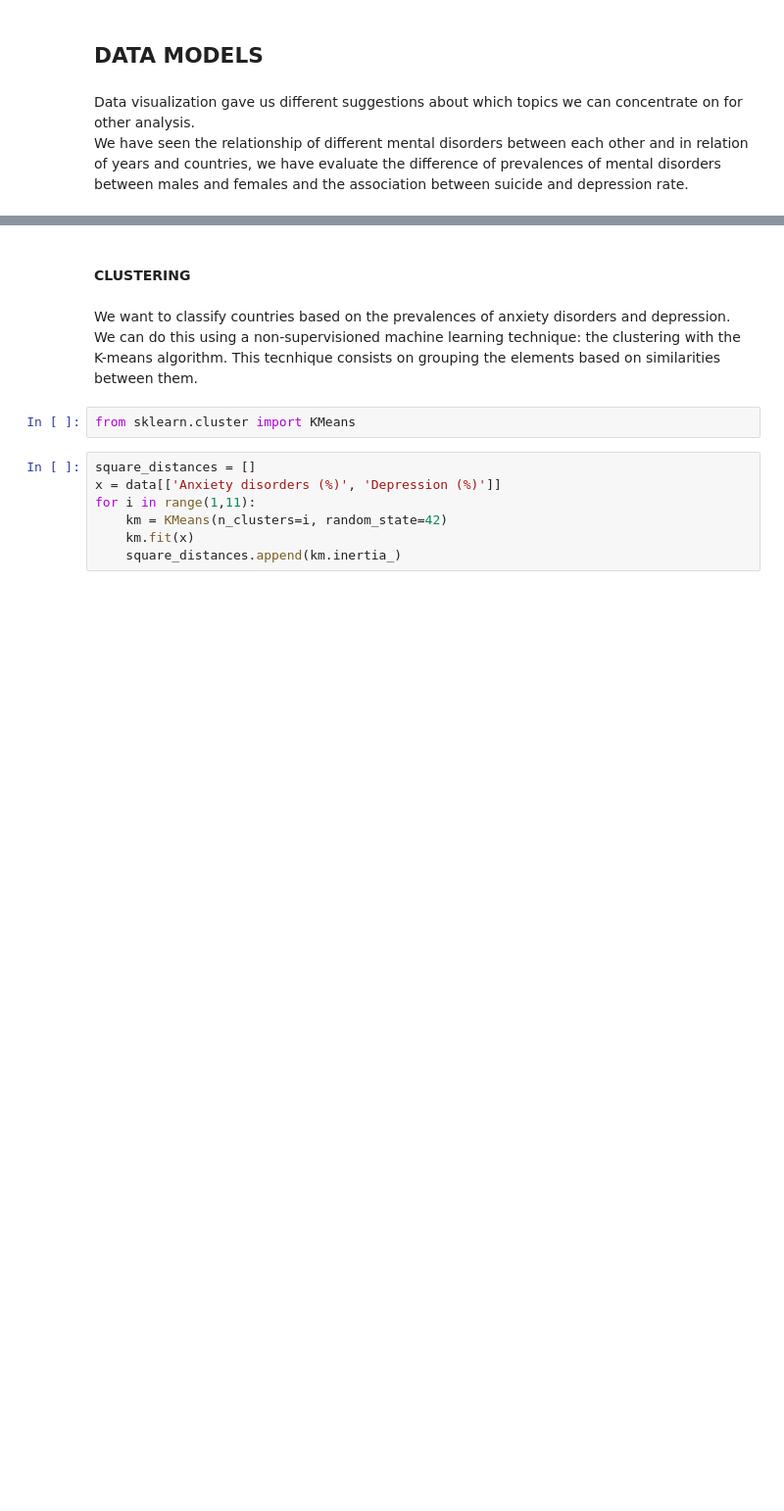
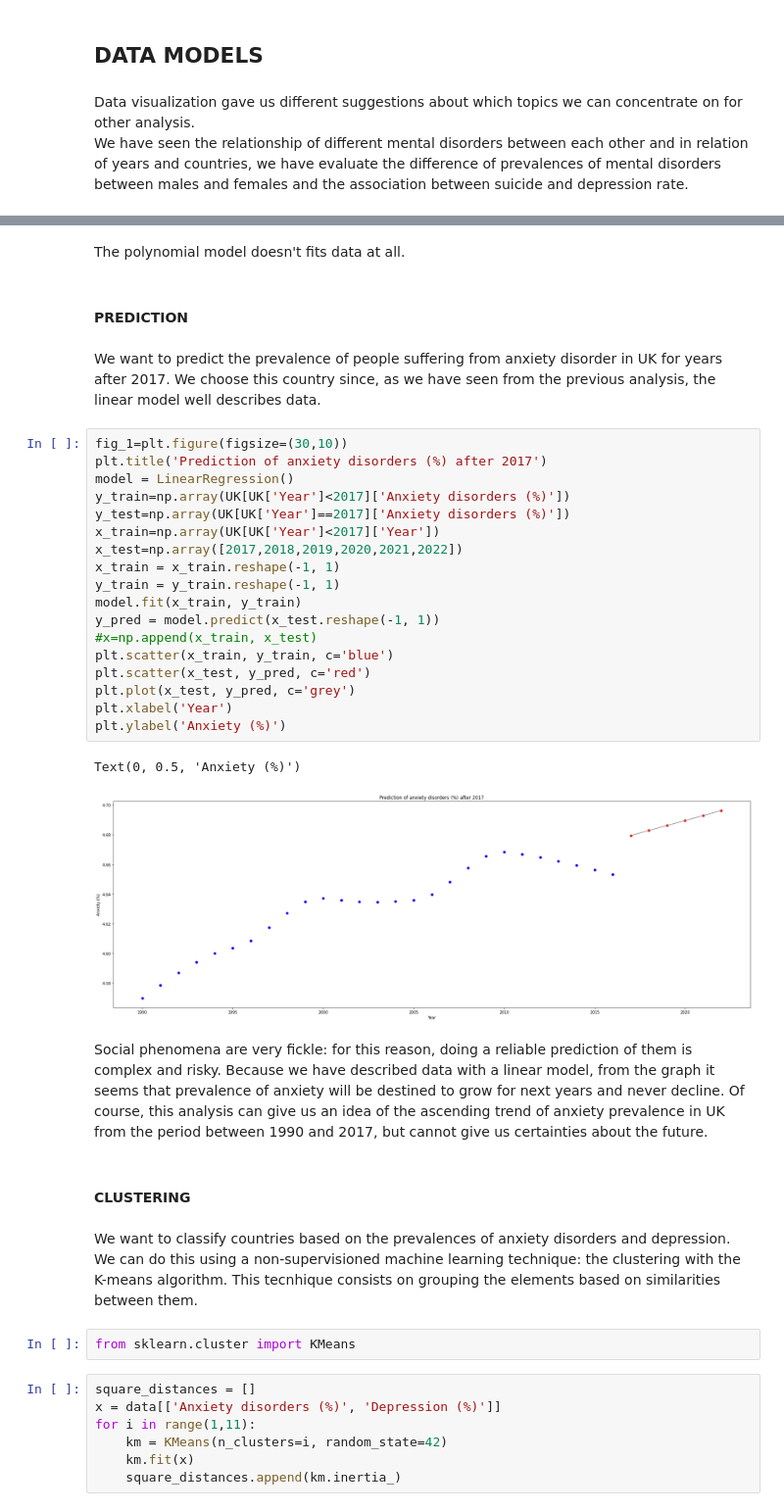
Before and after one commit to elisademuri/Project-Programming-and-Databases, a Jupyter notebook: Script esame.ipynb, the cells around one changed output, grey strips where cells are left out. Shown at 98% size. Cells and saved outputs as stored; diff of their text form; blank space fills up the shorter version.

```diff
--- a/Script esame.ipynb
+++ b/Script esame.ipynb
@@ -1297,3 +1365,32 @@ plt.show()
+# %% [markdown]
+The polynomial model doesn't fits data at all.
+# %% [markdown]
+#### PREDICTION
+# %% [markdown]
+We want to predict the prevalence of people suffering from anxiety disorder in UK for years after 2017. We choose this country since, as we have seen from the previous analysis, the linear model well describes data.
+# %%
+fig_1=plt.figure(figsize=(30,10))
+plt.title('Prediction of anxiety disorders (%) after 2017')
+model = LinearRegression()
+y_train=np.array(UK[UK['Year']<2017]['Anxiety disorders (%)'])
+y_test=np.array(UK[UK['Year']==2017]['Anxiety disorders (%)'])
+x_train=np.array(UK[UK['Year']<2017]['Year'])
+x_test=np.array([2017,2018,2019,2020,2021,2022])
+x_train = x_train.reshape(-1, 1)
+y_train = y_train.reshape(-1, 1)
+model.fit(x_train, y_train)
+y_pred = model.predict(x_test.reshape(-1, 1))
+#x=np.append(x_train, x_test)
+plt.scatter(x_train, y_train, c='blue')
+plt.scatter(x_test, y_pred, c='red')
+plt.plot(x_test, y_pred, c='grey')
+plt.xlabel('Year')
+plt.ylabel('Anxiety (%)')
+# %% [output]
+Text(0, 0.5, 'Anxiety (%)')
+[figure, added]
+# %% [markdown]
+Social phenomena are very fickle: for this reason, doing a reliable prediction of them is complex and risky. Because we have described data with a linear model, from the graph it seems that prevalence of anxiety will be destined to grow for next years and never decline. Of course, this analysis can give us an idea of the ascending trend of anxiety prevalence in UK from the period between 1990 and 2017, but cannot give us certainties about the future.
 # %% [markdown]
 #### CLUSTERING
 # %% [markdown]
```
Also changed, not shown: parts of 19 cells of this notebook.
